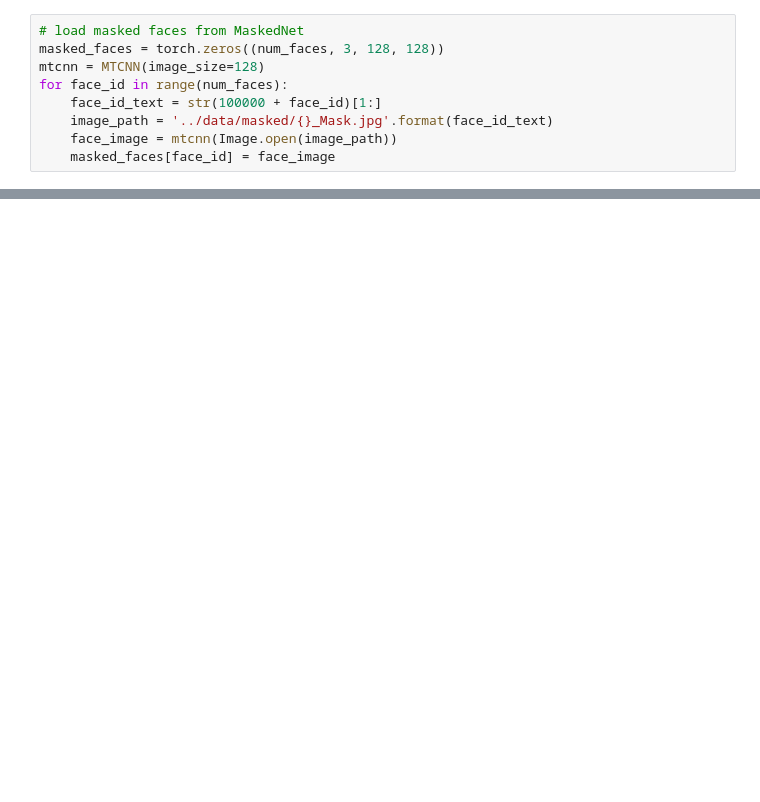
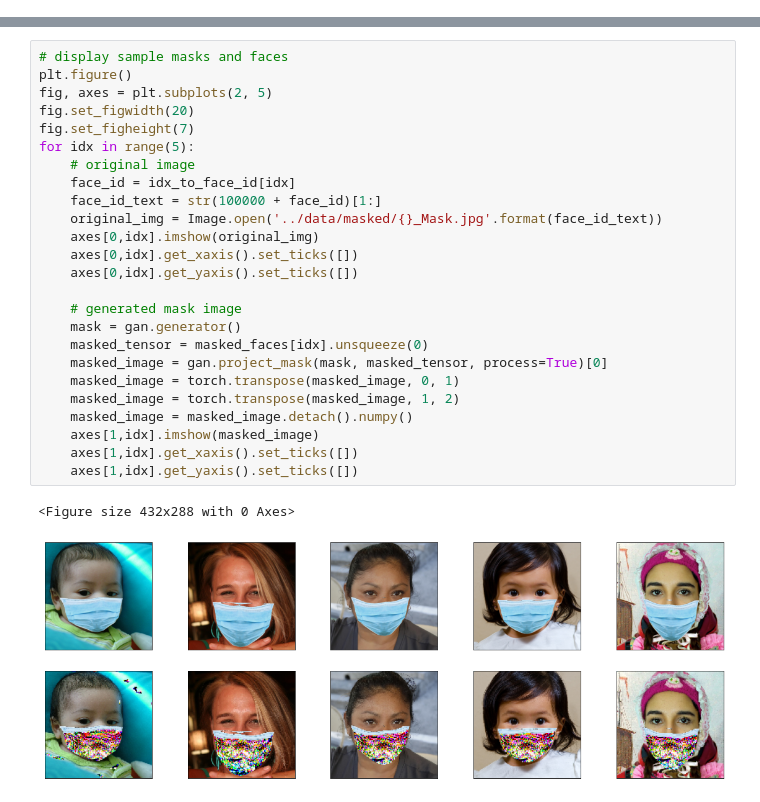
Before and after one commit to alexajm/gan-facemask-design, a Jupyter notebook: code/main.ipynb, the cells around one changed output, grey strips where cells are left out. Cells and saved outputs as stored; diff of their text form; blank space fills up the shorter version.

```diff
--- a/code/main.ipynb
+++ b/code/main.ipynb
@@ -42,9 +73,0 @@ gan.compute_unmasked_embeddings(unmasked_faces)
-# %%
-# load masked faces from MaskedNet
-masked_faces = torch.zeros((num_faces, 3, 128, 128))
-mtcnn = MTCNN(image_size=128)
-for face_id in range(num_faces):
-    face_id_text = str(100000 + face_id)[1:]
-    image_path = '../data/masked/{}_Mask.jpg'.format(face_id_text)
-    face_image = mtcnn(Image.open(image_path))
-    masked_faces[face_id] = face_image
@@ -74,0 +104,28 @@ for epoch in range(1, num_epochs + 1):
+# %%
+# display sample masks and faces
+plt.figure()
+fig, axes = plt.subplots(2, 5)
+fig.set_figwidth(20)
+fig.set_figheight(7)
+for idx in range(5):
+    # original image
+    face_id = idx_to_face_id[idx]
+    face_id_text = str(100000 + face_id)[1:]
+    original_img = Image.open('../data/masked/{}_Mask.jpg'.format(face_id_text))
+    axes[0,idx].imshow(original_img)
+    axes[0,idx].get_xaxis().set_ticks([])
+    axes[0,idx].get_yaxis().set_ticks([])
+
+    # generated mask image
+    mask = gan.generator()
+    masked_tensor = masked_faces[idx].unsqueeze(0)
+    masked_image = gan.project_mask(mask, masked_tensor, process=True)[0]
+    masked_image = torch.transpose(masked_image, 0, 1)
+    masked_image = torch.transpose(masked_image, 1, 2)
+    masked_image = masked_image.detach().numpy()
+    axes[1,idx].imshow(masked_image)
+    axes[1,idx].get_xaxis().set_ticks([])
+    axes[1,idx].get_yaxis().set_ticks([])
+# %% [output]
+<Figure size 432x288 with 0 Axes>
+[figure, added]
```
Also changed, not shown: parts of 7 cells of this notebook, 3 other files.
